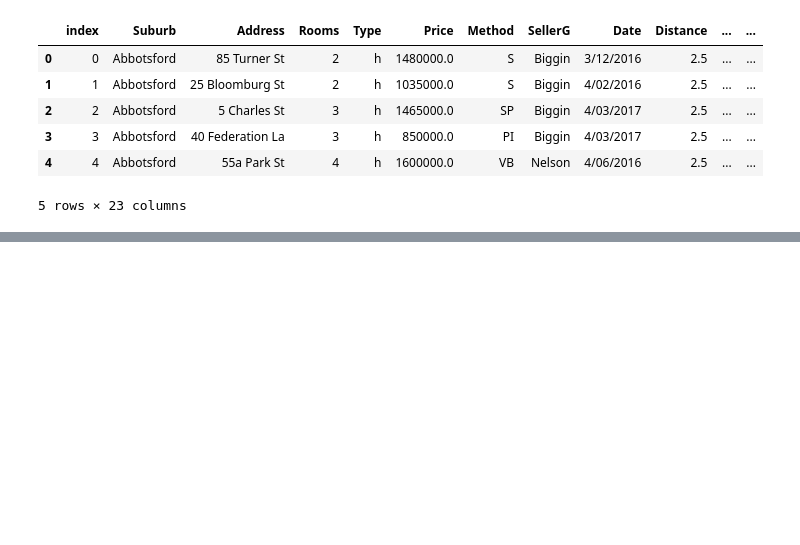
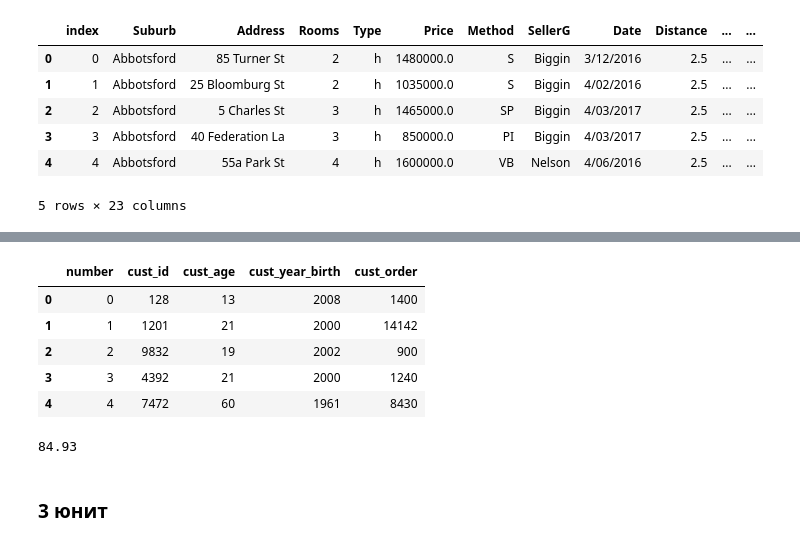
Before and after one commit to thetitorenko/sf_dspr_code, a Jupyter notebook: 01-block/04-python_11/04-python_11.ipynb, the cells around one changed output, grey strips where cells are left out. Saved outputs shown, nothing was run; the diff lists cells and outputs as text; code cells hidden in the pictures; blank space fills up the shorter version.

```diff
--- a/01-block/04-python_11/04-python_11.ipynb
+++ b/01-block/04-python_11/04-python_11.ipynb
@@ -15,0 +97,65 @@ melb_data.head()
+# %%
+# Задание 2.3
+
+import pandas as pd
+
+
+# Исходный DataFrame с данными о клиентах
+customer_df = pd.DataFrame({
+    'number': [0, 1, 2, 3, 4],
+    'cust_id': [128, 1201, 9832, 4392, 7472],
+    'cust_age': [13, 21, 19, 21, 60],
+    'cust_sale': [0, 0, 0.2, 0.15, 0.3],
+    'cust_year_birth': [2008, 2000, 2002, 2000, 1961],
+    'cust_order': [1400, 14142, 900, 1240, 8430]
+    })
+
+
+def delete_columns(df, col=[]):
+    """ Удаляет указанные столбцы из DataFrame.
+    Args:
+        df (pd.DataFrame): DataFrame, из которого будут удалены столбцы.
+        col (list, optional): Список столбцов для удаления. По умолчанию [].
+
+    Returns:
+        pd.DataFrame: DataFrame с удаленными указанными столбцами.
+    """
+
+    # Проверка на наличие столбцов в DataFrame
+    for coli in col:
+        if coli not in df.columns: return None
+
+    # Удаление столбцов и возврат результата
+    result = df.drop(columns=col, axis=1)
+    return result
+
+
+# df = delete_columns(customer_df, ['cust_sale2', 'cust_age2'])
+# df = delete_columns(customer_df, ['cust_sale2', 'not_existing_col'])
+df = delete_columns(customer_df, ['cust_sale'])
+df.head()
+# %% [output]
+|  | number | cust_id | cust_age | cust_year_birth | cust_order |
+| 0 | 0 | 128 | 13 | 2008 | 1400 |
+| 1 | 1 | 1201 | 21 | 2000 | 14142 |
+| 2 | 2 | 9832 | 19 | 2002 | 900 |
+| 3 | 3 | 4392 | 21 | 2000 | 1240 |
+| 4 | 4 | 7472 | 60 | 1961 | 8430 |
+# %%
+# Задание 2.4
+
+countries_df = pd.DataFrame({
+    'country': ['Англия', 'Канада', 'США', 'Россия', 'Украина', 'Беларусь', 'Казахстан'],
+    'population': [56.29, 38.05, 322.28, 146.24, 45.5, 9.5, 17.04],
+    'area': [133396, 9984670, 9826630, 17125191, 603628, 207600, 2724902]
+    })
+
+# Рассчитываем плотность населения (количество человек на квадратный километр).
+countries_df['density'] = (countries_df.population * 1_000_000) / countries_df.area
+
+# Рассчитайте среднее по плотностям населения в указанных странах
+print(round(countries_df['density'].mean(), 2))
+# %% [output]
+84.93
+# %% [markdown]
+### 3 юнит
```
Also changed, not shown: parts of 17 cells of this notebook, 3 other files.
